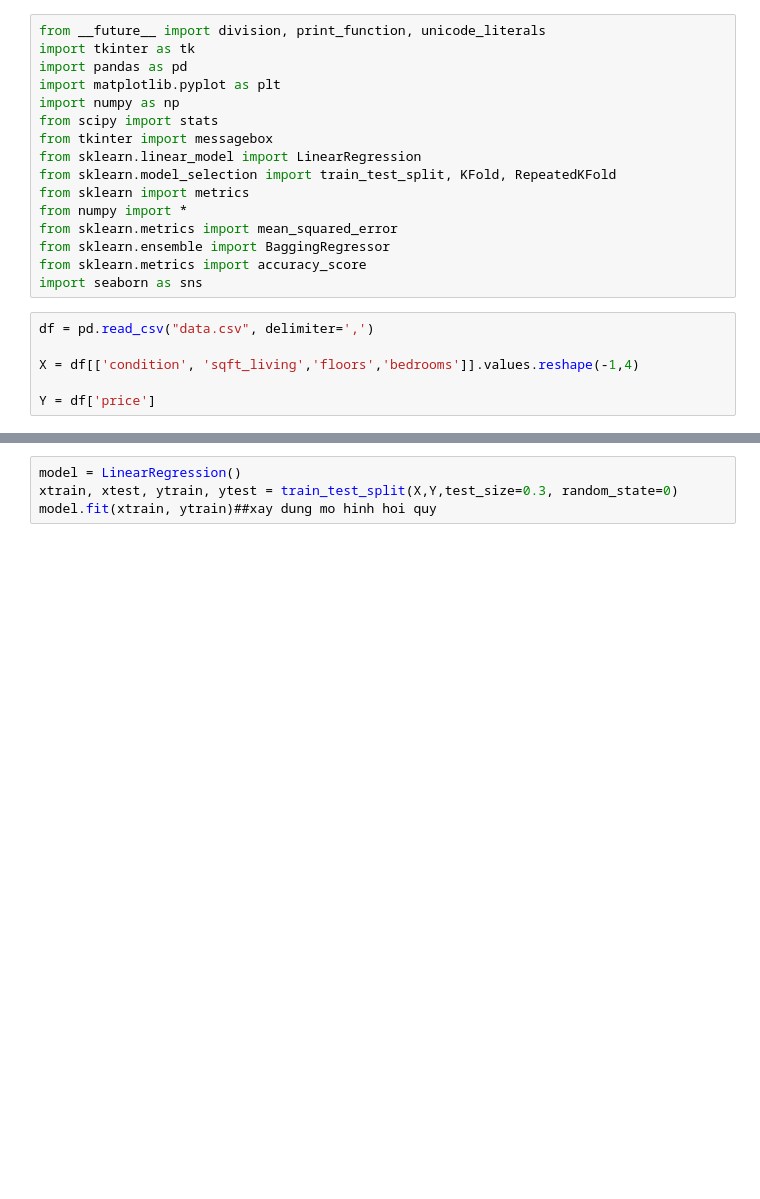
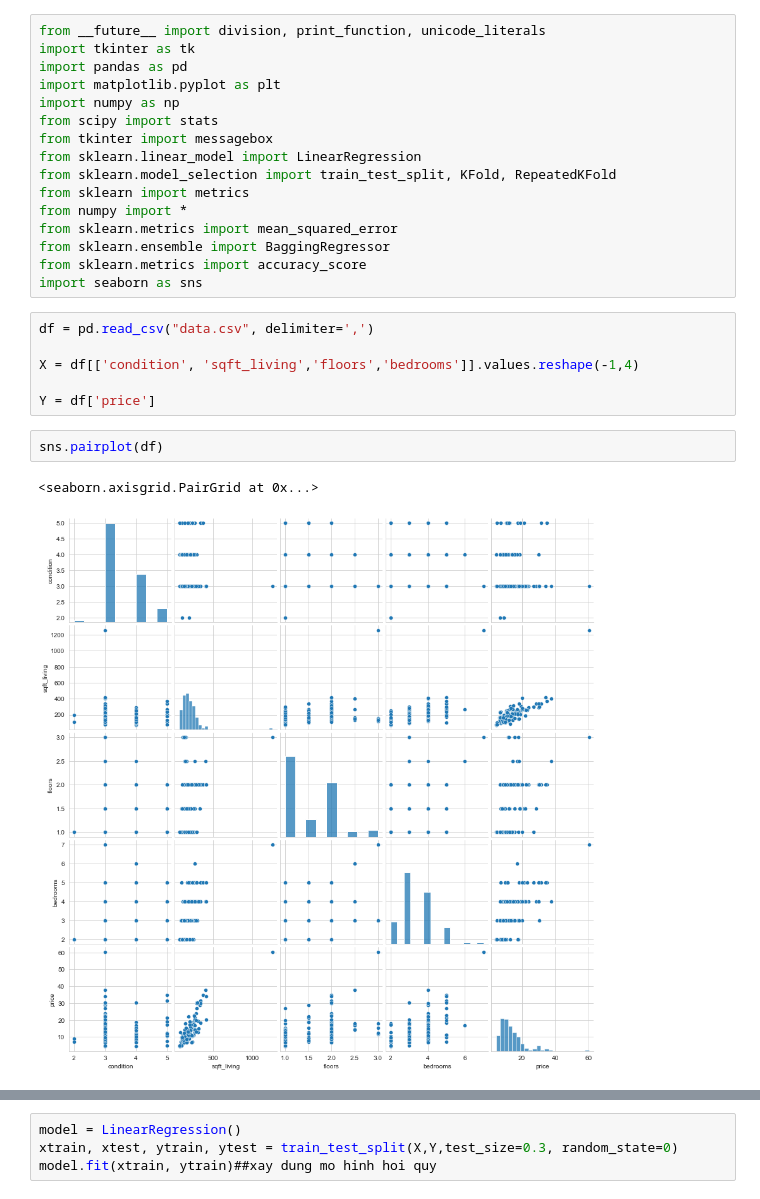
Before and after one commit to nguyenquanghuy61ht/HocMay, a Jupyter notebook: tetst.ipynb, the cells around one changed output, grey strips where cells are left out. Drawn from its saved outputs; the diff is of its cells as text; blank space fills up the shorter version.

```diff
--- a/tetst.ipynb
+++ b/tetst.ipynb
@@ -20,3 +20,8 @@ df = pd.read_csv("data.csv", delimiter=',')
 X = df[['condition', 'sqft_living','floors','bedrooms']].values.reshape(-1,4)
 
 Y = df['price']
+# %%
+sns.pairplot(df)
+# %% [output]
+<seaborn.axisgrid.PairGrid at 0x...>
+[figure, added]
```
Also changed, not shown: parts of 9 cells of this notebook.
